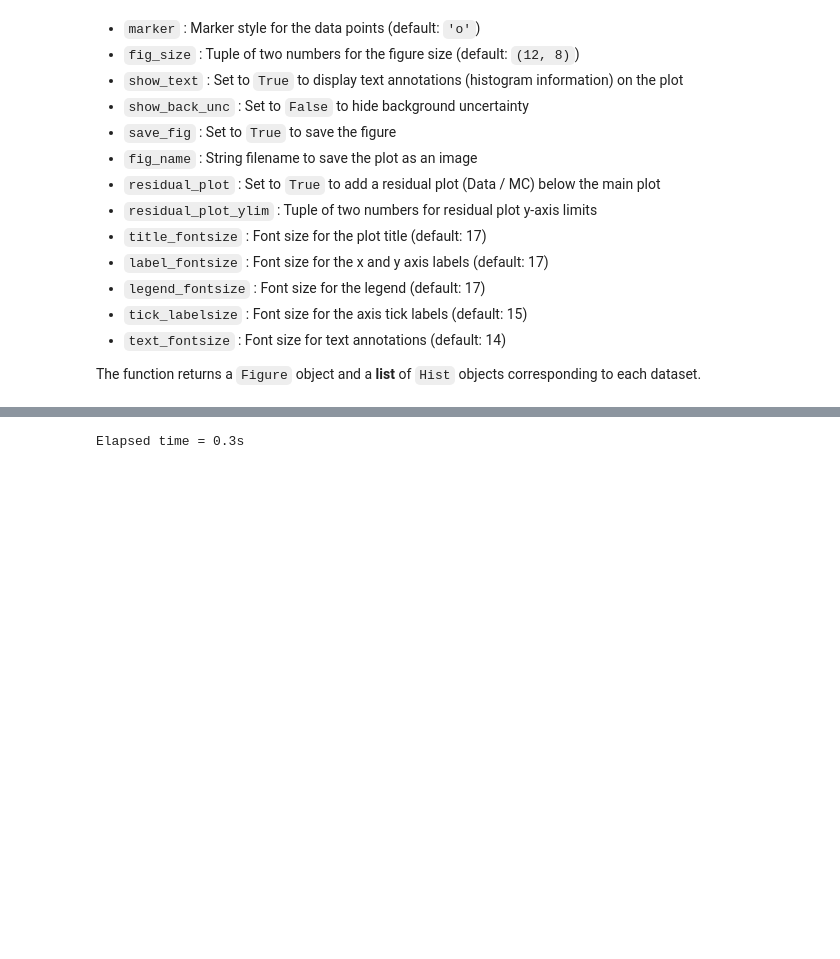
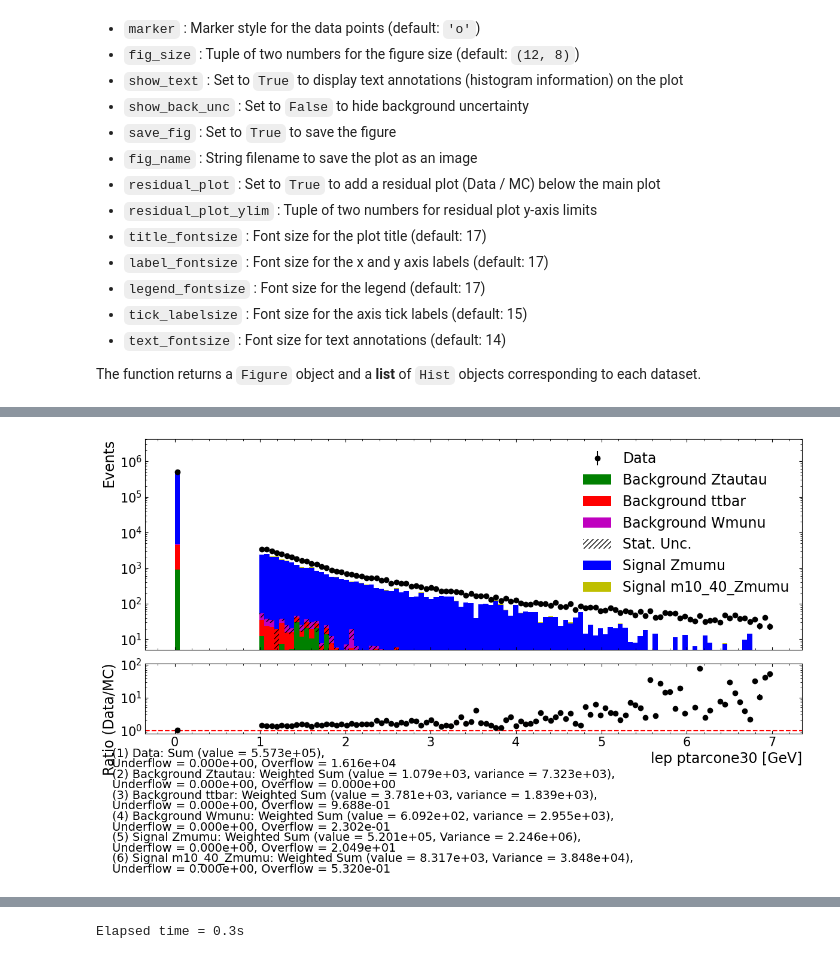
Before and after one commit to hongshaoyee/ATLAS-Higgs-ZW, a Jupyter notebook: ATLAS-parquet/DilepLabNotebook.ipynb, the cells around one changed output, grey strips where cells are left out. Cells and saved outputs as stored; diff of their text form; code cells hidden in the pictures; blank space fills up the shorter version.

```diff
--- a/ATLAS-parquet/DilepLabNotebook.ipynb
+++ b/ATLAS-parquet/DilepLabNotebook.ipynb
@@ -237,7 +233,7 @@ The example below selects events with exactly two final-state leptons. It then c
 string_code_list = ['2to4lep', 'Zmumu', 'm10_40_Zmumu', 'Ztautau', 'ttbar', 'Wmunu'] # List of dataset codes to load
 
 # Variables to read from the dataset
-read_variables = ['lep_pt', 'lep_eta', 'lep_phi', 'lep_e', 'lep_type', 'lep_charge', 'lep_n', 'trigM', 'trigE']
+read_variables = ['lep_pt', 'lep_eta', 'lep_phi', 'lep_e', 'lep_type', 'lep_charge', 'lep_n', 'trigM', 'trigE', 'lep_ptvarcone30', 'lep_topoetcone20']
 # , 'lep_isLooseID', 'lep_isMediumID', 'lep_isLooseIso', 'lep_isTightIso', 'lep_isTrigMatched']   # other variables that could be read in
 
 # You may also use the pre-defined function `validate_read_variables` to validate your `read_variables`.
@@ -468 +464,25 @@ Elapsed time = 0.7s
 [figure]
+# %%
+# muon os ptcone
+plot_dict = {
+    'Data' : pt_data['2to4lep_0_02'],
+    'Signal Zmumu' : pt_data['Zmumu_0_02'],
+    'Signal m10_40_Zmumu' : pt_data['m10_40_Zmumu_0_02'],
+    'Background Ztautau': pt_data['Ztautau_0_02'],
+    'Background ttbar' : pt_data['ttbar_0_02'],
+    'Background Wmunu' : pt_data['Wmunu_0_02'],
+}
+
+color_list = ['k', 'b', 'y', 'g', 'r', 'm'] # Black (data), blue (signal), yellow (signal), green (Ztautau), red (ttbar), magenta (Wmunu')
+
+# Variable to plot on the x-axis
+plot_variable = 'lep_ptvarcone30[0]'
+
+xmin, xmax = 0, 7 # Define histogram bin range and x-axis limits
+num_bins = 120 # Number of histogram bins
+x_label = 'lep ptarcone30 [GeV]' # x-axis label
+
+# Plot the histogram
+fig, hists = plot_stacked_hist(plot_dict, plot_variable, color_list,
+                               num_bins, xmin, xmax, x_label, logy=True, show_text=True, residual_plot=True, save_fig=False)
+# %% [output]
@@ -468,0 +490 @@ Elapsed time = 0.7s
+[figure, added]
```
Also changed, not shown: parts of 12 cells of this notebook.
